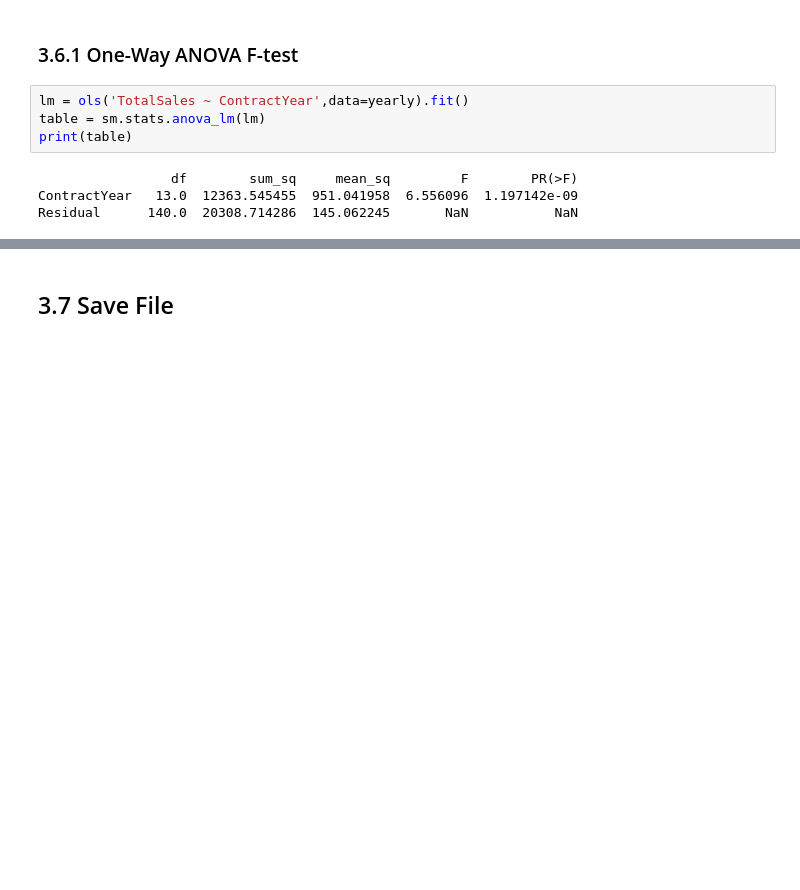
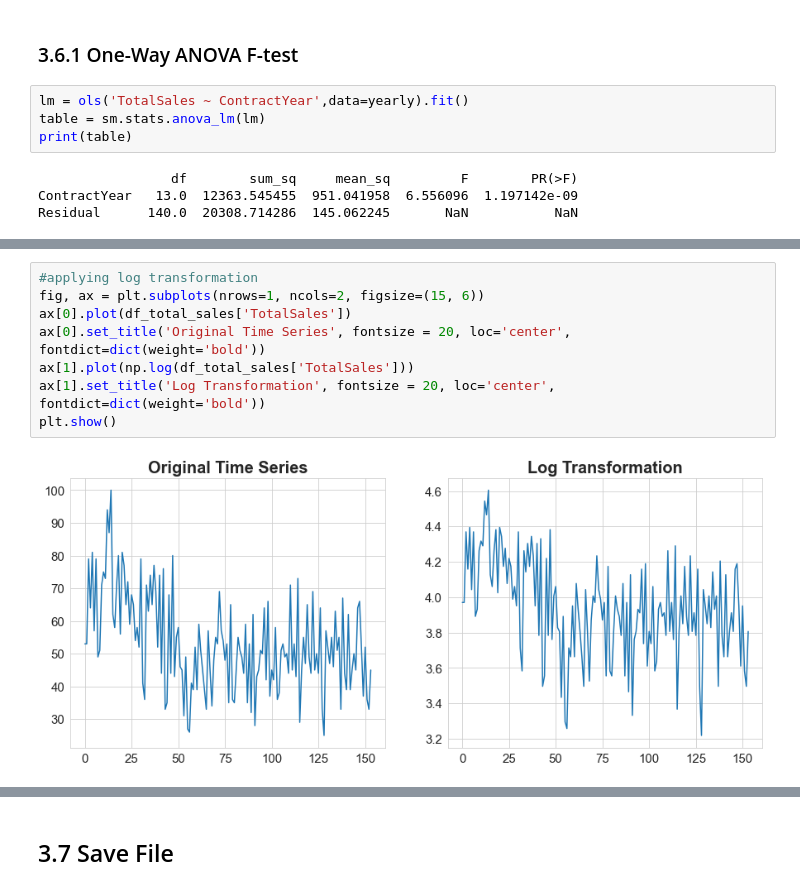
Before and after one commit to martell-n-tardy/Forecasting-with-a-Time-Series-Model-using-Python, a Jupyter notebook: notebooks/Exploratory Data Analysis.ipynb, the cells around one changed output, grey strips where cells are left out. Cells and saved outputs as stored; diff of their text form; blank space fills up the shorter version.

```diff
--- a/notebooks/Exploratory Data Analysis.ipynb
+++ b/notebooks/Exploratory Data Analysis.ipynb
@@ -418,0 +523,10 @@ We can see now that 2005 was the strongest year for sales with an average of 72.
+# %%
+#applying log transformation
+fig, ax = plt.subplots(nrows=1, ncols=2, figsize=(15, 6))
+ax[0].plot(df_total_sales['TotalSales'])
+ax[0].set_title('Original Time Series', fontsize = 20, loc='center', fontdict=dict(weight='bold'))
+ax[1].plot(np.log(df_total_sales['TotalSales']))
+ax[1].set_title('Log Transformation', fontsize = 20, loc='center', fontdict=dict(weight='bold'))
+plt.show()
+# %% [output]
+[figure, added]
```
Also changed, not shown: parts of 46 cells of this notebook.
